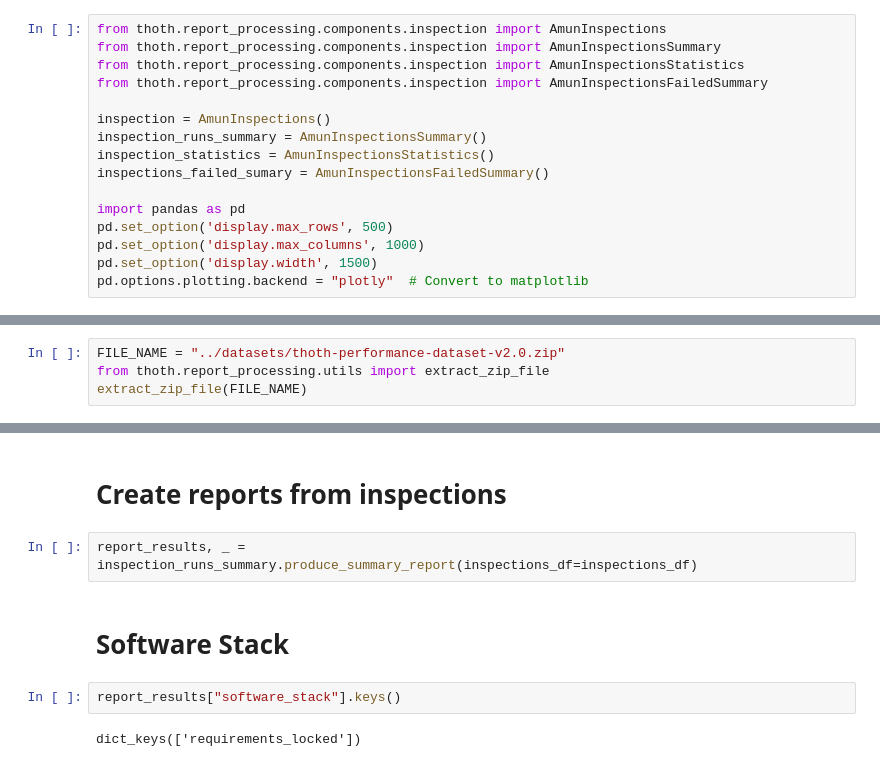
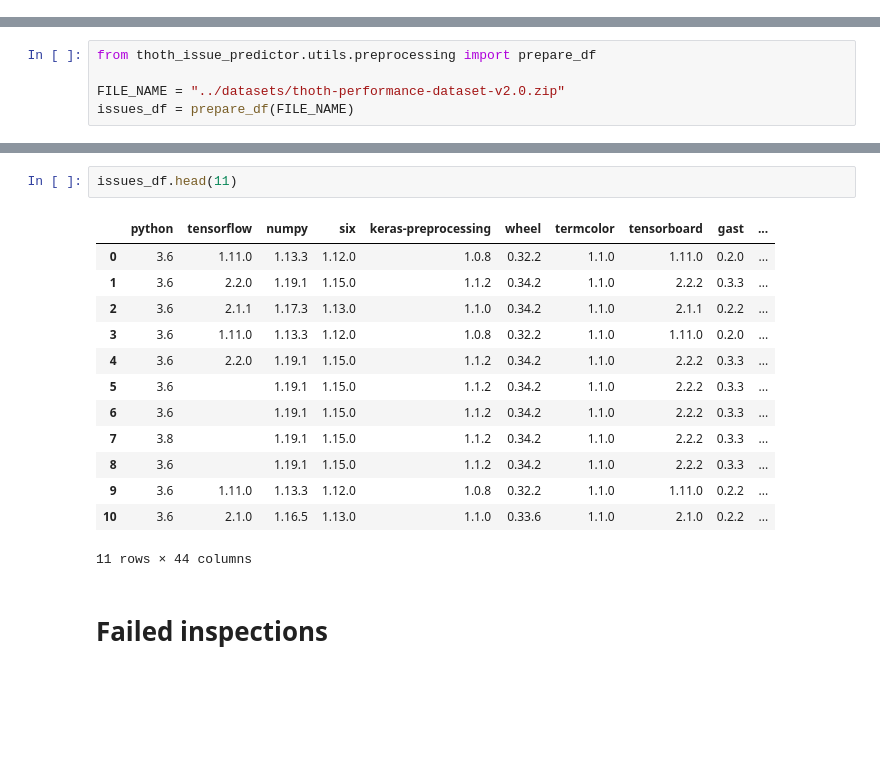
Before and after one commit to TomasJani/thoth-issue-predictor, a Jupyter notebook: thoth_issue_predictor/notebooks/ThothIssuePredictor.ipynb, the cells around one changed output, grey strips where cells are left out. Saved outputs shown, nothing was run; the diff lists cells and outputs as text; blank space fills up the shorter version.

Commit message:
Create Df processing methods and makefile

```diff
--- a/thoth-issue-predictor/notebooks/ThothIssuePredictor.ipynb
+++ b/thoth_issue_predictor/notebooks/ThothIssuePredictor.ipynb
@@ -3,16 +0,0 @@
-# %%
-from thoth.report_processing.components.inspection import AmunInspections
-from thoth.report_processing.components.inspection import AmunInspectionsSummary
-from thoth.report_processing.components.inspection import AmunInspectionsStatistics
-from thoth.report_processing.components.inspection import AmunInspectionsFailedSummary
-
-inspection = AmunInspections()
-inspection_runs_summary = AmunInspectionsSummary()
-inspection_statistics = AmunInspectionsStatistics()
-inspections_failed_sumary = AmunInspectionsFailedSummary()
-
-import pandas as pd
-pd.set_option('display.max_rows', 500)
-pd.set_option('display.max_columns', 1000)
-pd.set_option('display.width', 1500)
-pd.options.plotting.backend = "plotly"  # Convert to matplotlib
@@ -21,7 +3,8 @@ pd.options.plotting.backend = "plotly"  # Convert to matplotlib
 # %%
+from thoth_issue_predictor.utils.preprocessing import prepare_df
+
 FILE_NAME = "../datasets/thoth-performance-dataset-v2.0.zip"
-from thoth.report_processing.utils import extract_zip_file
-extract_zip_file(FILE_NAME)
+issues_df = prepare_df(FILE_NAME)
 # %% [output]
 File Name                                             Modified             Size
 inspections/                                   2020-09-09 09:33:44            0
@@ -185,10 +43,18 @@ inspections_df.head()
+# %%
+issues_df.head(11)
+# %% [output]
+|  | python | tensorflow | numpy | six | keras-preprocessing | wheel | termcolor | tensorboard | gast | ... |
+| 0 | 3.6 | 1.11.0 | 1.13.3 | 1.12.0 | 1.0.8 | 0.32.2 | 1.1.0 | 1.11.0 | 0.2.0 | ... |
+| 1 | 3.6 | 2.2.0 | 1.19.1 | 1.15.0 | 1.1.2 | 0.34.2 | 1.1.0 | 2.2.2 | 0.3.3 | ... |
+| 2 | 3.6 | 2.1.1 | 1.17.3 | 1.13.0 | 1.1.0 | 0.34.2 | 1.1.0 | 2.1.1 | 0.2.2 | ... |
+| 3 | 3.6 | 1.11.0 | 1.13.3 | 1.12.0 | 1.0.8 | 0.32.2 | 1.1.0 | 1.11.0 | 0.2.0 | ... |
+| 4 | 3.6 | 2.2.0 | 1.19.1 | 1.15.0 | 1.1.2 | 0.34.2 | 1.1.0 | 2.2.2 | 0.3.3 | ... |
+| 5 | 3.6 |  | 1.19.1 | 1.15.0 | 1.1.2 | 0.34.2 | 1.1.0 | 2.2.2 | 0.3.3 | ... |
+| 6 | 3.6 |  | 1.19.1 | 1.15.0 | 1.1.2 | 0.34.2 | 1.1.0 | 2.2.2 | 0.3.3 | ... |
+| 7 | 3.8 |  | 1.19.1 | 1.15.0 | 1.1.2 | 0.34.2 | 1.1.0 | 2.2.2 | 0.3.3 | ... |
+| 8 | 3.6 |  | 1.19.1 | 1.15.0 | 1.1.2 | 0.34.2 | 1.1.0 | 2.2.2 | 0.3.3 | ... |
+| 9 | 3.6 | 1.11.0 | 1.13.3 | 1.12.0 | 1.0.8 | 0.32.2 | 1.1.0 | 1.11.0 | 0.2.2 | ... |
+| 10 | 3.6 | 2.1.0 | 1.16.5 | 1.13.0 | 1.1.0 | 0.33.6 | 1.1.0 | 2.1.0 | 0.2.2 | ... |
+11 rows × 44 columns
 # %% [markdown]
-# Create reports from inspections
+# Failed inspections
-# %%
-report_results, _ = inspection_runs_summary.produce_summary_report(inspections_df=inspections_df)
-# %% [markdown]
-# Software Stack
-# %%
-report_results["software_stack"].keys()
-# %% [output]
-dict_keys(['requirements_locked'])
```
Also changed, not shown: parts of 22 cells of this notebook, 8 other files.
